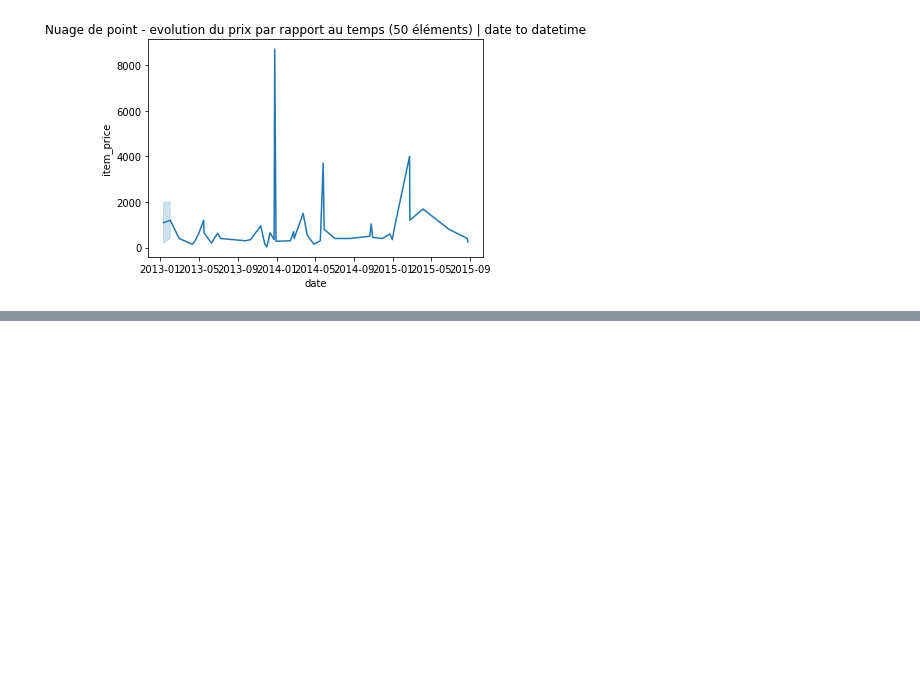
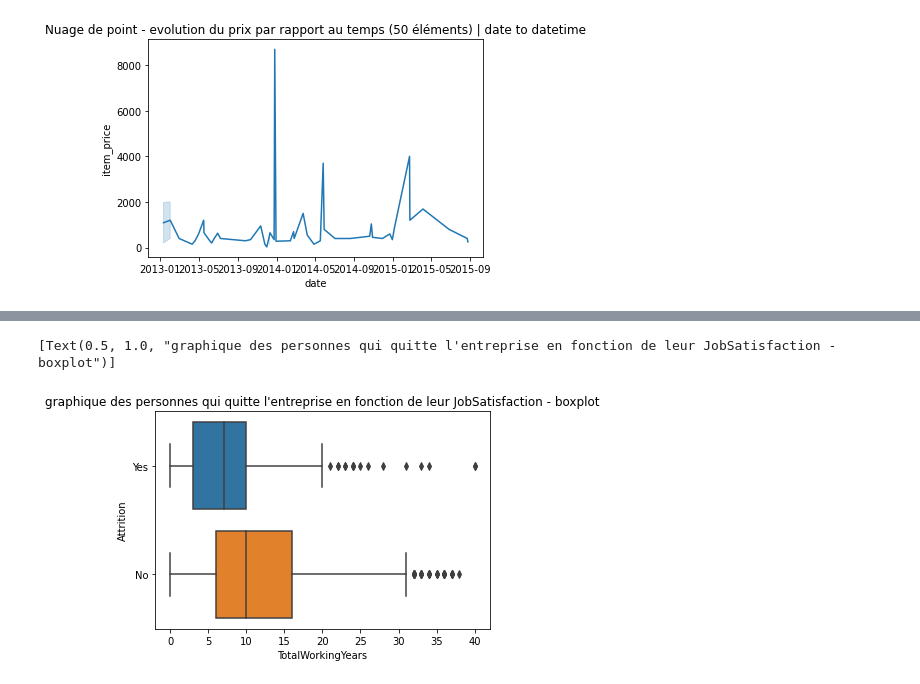
Before and after one commit to BlazingBurn/HitemapythonExo, a Jupyter notebook: analyse donnee/Exercice_data_visualisation_stats_descriptives.ipynb, the cells around one changed output, grey strips where cells are left out. Saved outputs shown, nothing was run; the diff lists cells and outputs as text; code cells hidden in the pictures; blank space fills up the shorter version.

```diff
--- a/analyse donnee/Exercice_data_visualisation_stats_descriptives.ipynb
+++ b/analyse donnee/Exercice_data_visualisation_stats_descriptives.ipynb
@@ -275,0 +378,6 @@ Pour cette partie, nous utiliserons le dataset suivant : ***ibm_hr_attrition.csv
+# %%
+# Create a visualization
+sns.boxplot(data=dataIbmHrAttrition,x="TotalWorkingYears", y="Attrition").set(title="graphique des personnes qui quitte l'entreprise en fonction de leur JobSatisfaction - boxplot")
+# %% [output]
+[Text(0.5, 1.0, "graphique des personnes qui quitte l'entreprise en fonction de leur JobSatisfaction - boxplot")]
+[figure, added]
```
Also changed, not shown: parts of 20 cells of this notebook.
